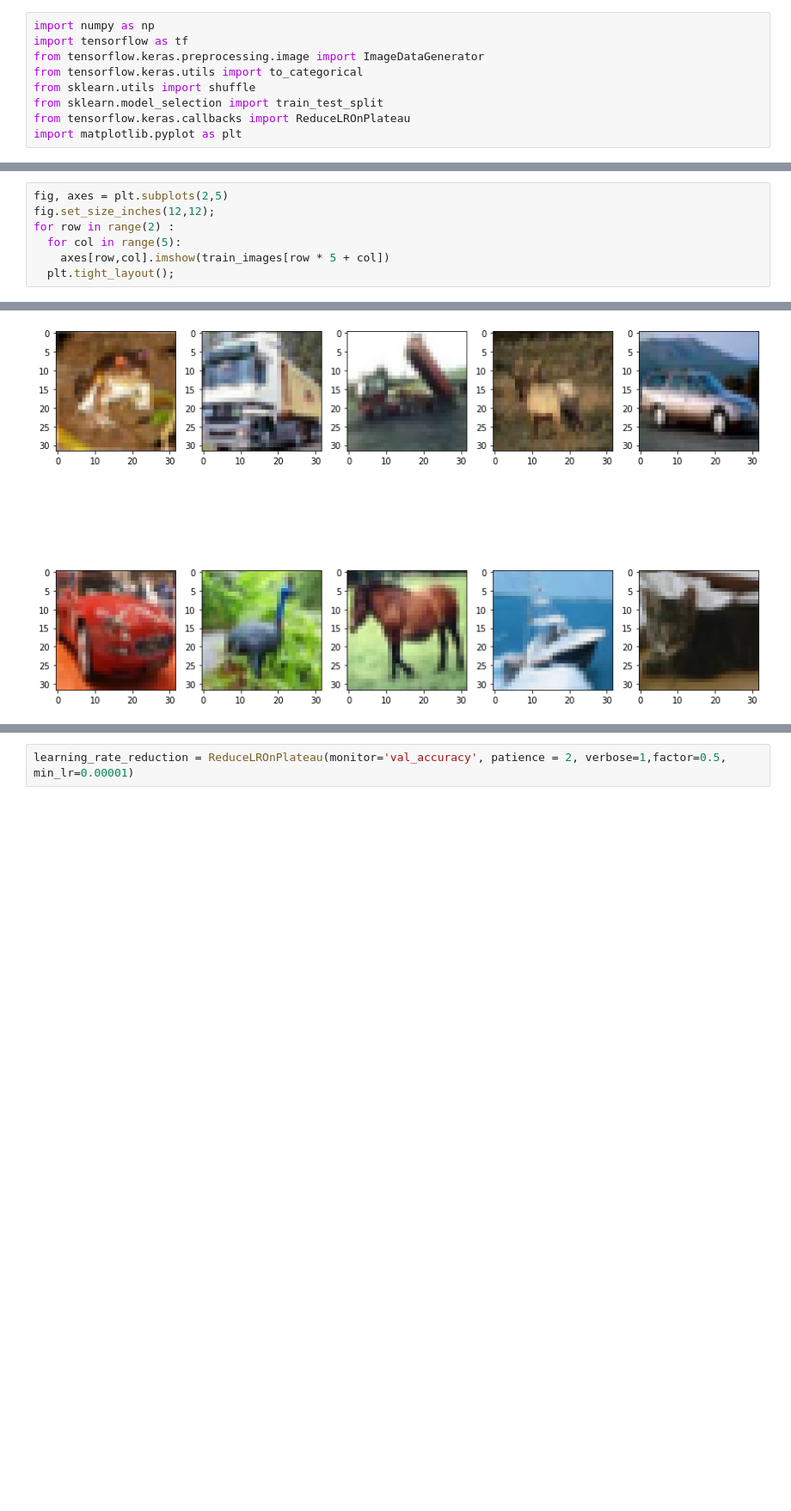
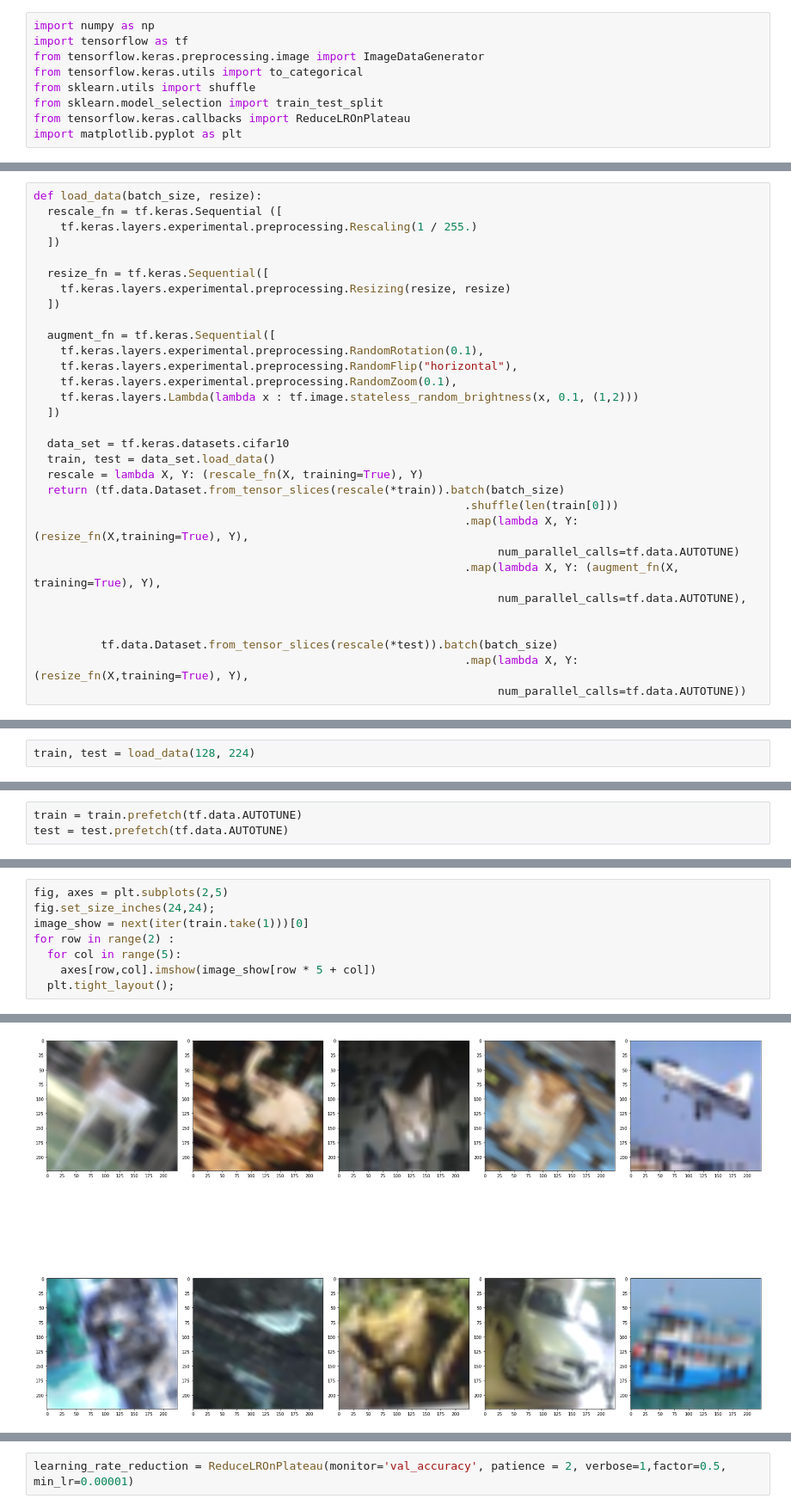
Before and after one commit to SilentStoneCA/papercode, a Jupyter notebook: AlexNet.ipynb, the cells around one changed output, grey strips where cells are left out. Shown at 86% size. Cells and saved outputs as stored; diff of their text form; blank space fills up the shorter version.

```diff
--- a/AlexNet.ipynb
+++ b/AlexNet.ipynb
@@ -34,0 +28,31 @@ train_images.shape
+# %%
+def load_data(batch_size, resize):
+  rescale_fn = tf.keras.Sequential ([
+    tf.keras.layers.experimental.preprocessing.Rescaling(1 / 255.)
+  ])
+
+  resize_fn = tf.keras.Sequential([
+    tf.keras.layers.experimental.preprocessing.Resizing(resize, resize)
+  ])
+
+  augment_fn = tf.keras.Sequential([
+    tf.keras.layers.experimental.preprocessing.RandomRotation(0.1),
+    tf.keras.layers.experimental.preprocessing.RandomFlip("horizontal"),
+    tf.keras.layers.experimental.preprocessing.RandomZoom(0.1),
+    tf.keras.layers.Lambda(lambda x : tf.image.stateless_random_brightness(x, 0.1, (1,2)))
+  ])
+
+  data_set = tf.keras.datasets.cifar10
+  train, test = data_set.load_data()
+  rescale = lambda X, Y: (rescale_fn(X, training=True), Y)
+  return (tf.data.Dataset.from_tensor_slices(rescale(*train)).batch(batch_size)
+                                                                .shuffle(len(train[0]))
+                                                                .map(lambda X, Y: (resize_fn(X,training=True), Y),
+                                                                     num_parallel_calls=tf.data.AUTOTUNE)
+                                                                .map(lambda X, Y: (augment_fn(X, training=True), Y),
+                                                                     num_parallel_calls=tf.data.AUTOTUNE),
+
+
+          tf.data.Dataset.from_tensor_slices(rescale(*test)).batch(batch_size)
+                                                                .map(lambda X, Y: (resize_fn(X,training=True), Y),
+                                                                     num_parallel_calls=tf.data.AUTOTUNE))
@@ -34,0 +62,2 @@ train_images.shape
+# %%
+train, test = load_data(128, 224)
@@ -34,0 +67,3 @@ train_images.shape
+# %%
+train = train.prefetch(tf.data.AUTOTUNE)
+test = test.prefetch(tf.data.AUTOTUNE)
@@ -35,8 +78,9 @@ train_images.shape
 # %%
 fig, axes = plt.subplots(2,5)
-fig.set_size_inches(12,12);
+fig.set_size_inches(24,24);
+image_show = next(iter(train.take(1)))[0]
 for row in range(2) :
   for col in range(5):
-    axes[row,col].imshow(train_images[row * 5 + col])
+    axes[row,col].imshow(image_show[row * 5 + col])
   plt.tight_layout();
 # %% [output]
@@ -43 +93 @@ for row in range(2) :
-[figure, old version]
+[figure, new version]
```
Also changed, not shown: parts of 40 cells of this notebook.
